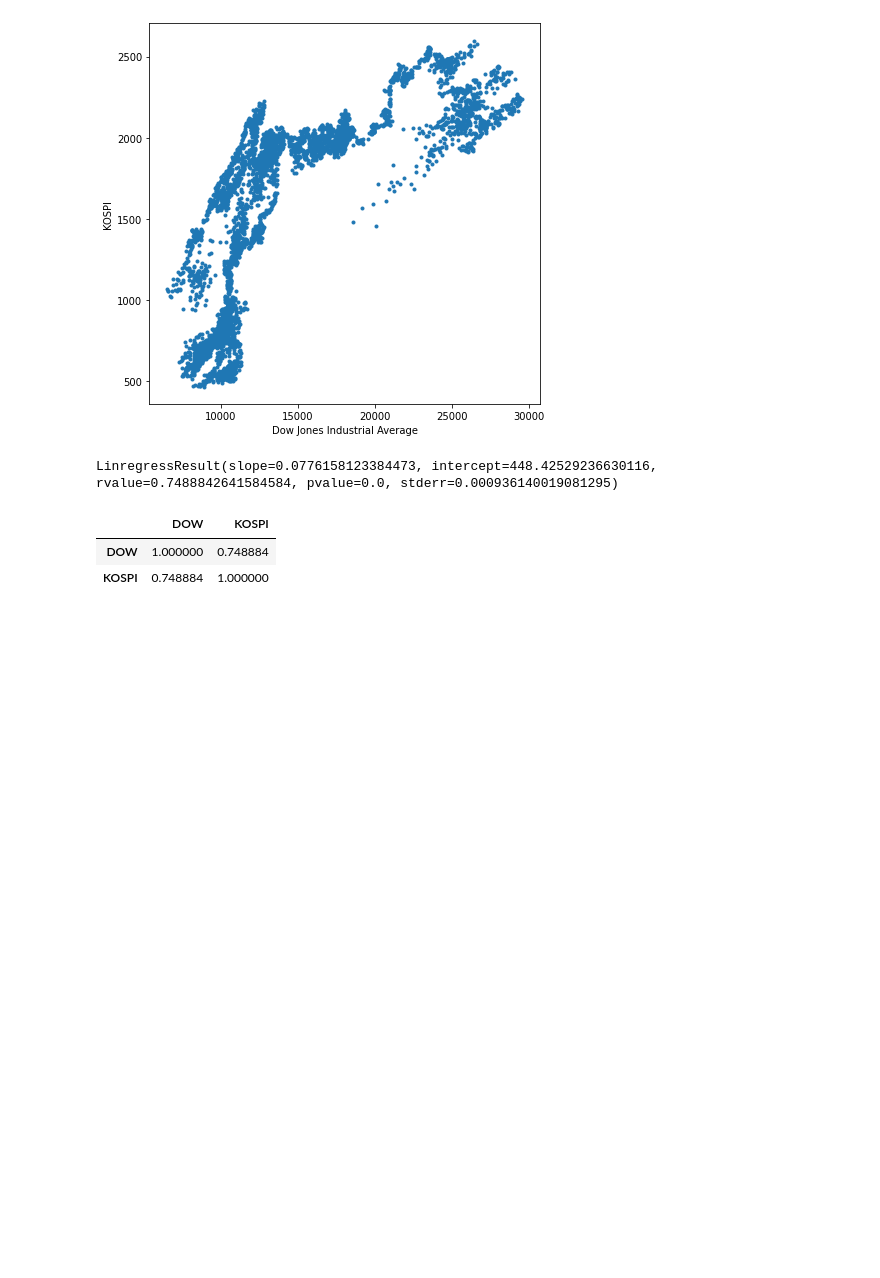
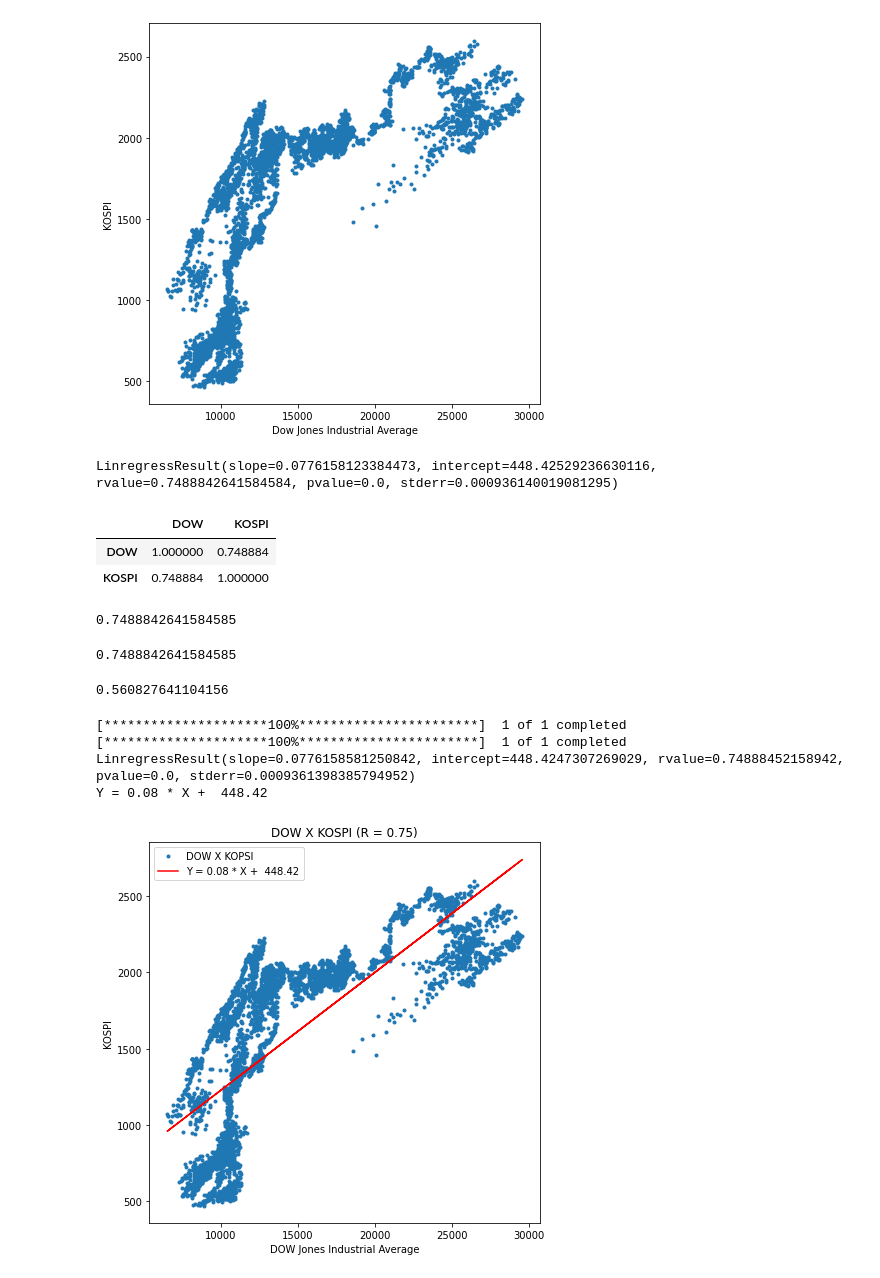
Before and after one commit to yeonhodev/python_stock_trading, a Jupyter notebook: kospi_dow_comparison.ipynb, the cells around one changed output. Saved outputs shown, nothing was run; the diff lists cells and outputs as text; code cells hidden in the pictures; blank space fills up the shorter version.

Commit message:
Added linear regression model between dow and kospi and tlt

```diff
--- a/kospi_dow_comparison.ipynb
+++ b/kospi_dow_comparison.ipynb
@@ -188,3 +188,66 @@ df.corr()
 |  | DOW | KOSPI |
 | DOW | 1.000000 | 0.748884 |
 | KOSPI | 0.748884 | 1.000000 |
+# %%
+# 시리즈로 상관계수 구하기
+df['DOW'].corr(df['KOSPI']) # df.DOW.corr(df.KOSPI)와 같다.
+# %% [output]
+0.7488842641584585
+# %%
+# 결정계수(R-squared) 구하기
+r_value = df['DOW'].corr(df['KOSPI'])
+print(r_value)
+# %% [output]
+0.7488842641584585
+# %%
+# 결정계수는 상관계수를 제곱해 구한다.
+r_squared = r_value ** 2 # pow(r_value, 2)와 같다.
+print(r_squared)
+
+# 결정계수가 1이면 모든 표본 관측치가 추정된 회귀선 상에만 있다는 의미다. 즉, 추정된 회귀선이 변수 간의 관계를 완벽히 설명한다. 반면에 결정계수가 0이면 추정된 회귀선이 변수 사이의 관계를 전혀 설명하지 못한다는 의미다.
+# %% [output]
+0.560827641104156
+# %%
+# 다우존스 지수와 KOSPI의 회귀 분석
+import pandas as pd
+from pandas_datareader import data as pdr
+import yfinance as yf
+yf.pdr_override()
+from scipy import stats
+import matplotlib.pylab as plt
+
+# 다우존스 지수를 야후 파이낸스로 부터 다운로드 받는다.
+dow = pdr.get_data_yahoo('^DJI', '2000-01-04')
+kospi = pdr.get_data_yahoo('^KS11', '2000-01-04')
+
+# 다우존스 지수를 X 칼럼으로 KOSPI 지수를 Y 칼럼으로 갖는 데이터프레임을 생성한다.
+df = pd.DataFrame({'X': dow['Close'], 'Y': kospi['Close']})
+
+# NaN을 제거한다.
+df = df.fillna(method='bfill')
+df = df.fillna(method='ffill')
+
+# 다우존스 지수를 X와 KOSPI 지수를 Y로 선형회귀 모델 객체 regr을 생성한다.
+regr = stats.linregress(df.X, df.Y)
+# 범례를 회귀식으로 표시하는 레이블 문자다.
+regr_line = f'Y = {regr.slope:.2f} * X + {regr.intercept: .2f}'
+print(regr)
+print(regr_line)
+# %% [output]
+[*********************100%***********************]  1 of 1 completed
+[*********************100%***********************]  1 of 1 completed
+LinregressResult(slope=0.0776158581250842, intercept=448.4247307269029, rvalue=0.74888452158942, pvalue=0.0, stderr=0.0009361398385794952)
+Y = 0.08 * X +  448.42
+# %%
+plt.figure(figsize=(7, 7))
+# 산점도를 작은 원으로 나타낸다.
+plt.plot(df.X, df.Y, '.')
+# 회귀선을 붉은 색으로 그린다.
+plt.plot(df.X, regr.slope * df.X + regr.intercept, 'r')
+plt.legend(['DOW X KOPSI', regr_line])
+plt.title(f'DOW X KOSPI (R = {regr.rvalue:.2f})')
+plt.xlabel('DOW Jones Industrial Average')
+plt.ylabel('KOSPI')
+plt.show()
+# %% [output]
+[figure, added]
```
Also changed, not shown: parts of 3 cells of this notebook.
